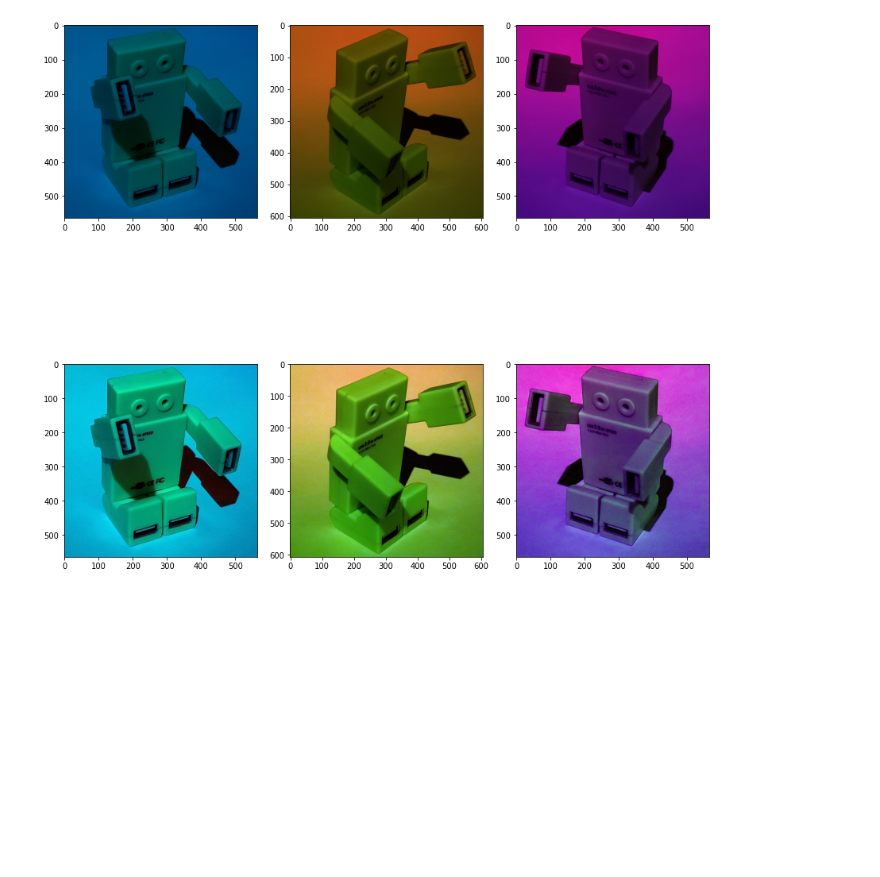
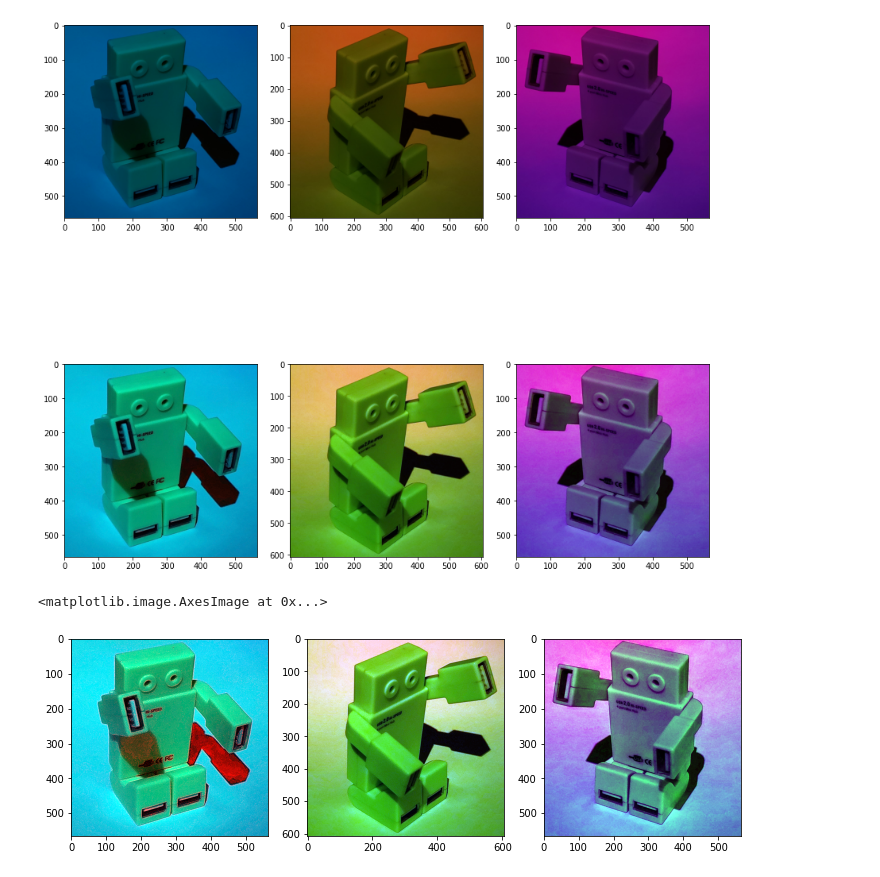
Before and after one commit to AriSalassa/vision-por-computadora, a Jupyter notebook: TP1/main.ipynb, the cells around one changed output. Saved outputs shown, nothing was run; the diff lists cells and outputs as text; code cells hidden in the pictures; blank space fills up the shorter version.

```diff
--- a/TP1/main.ipynb
+++ b/TP1/main.ipynb
@@ -73,6 +73,21 @@ fig.show()
 [figure]
 # %% [markdown]
 ## 2. White-Patch
+# %%
+def withe_patch_percentile(img_input: np.array, percentile: int = 95):
+    r, g, b = cv.split(img_input)
+
+    pr = np.percentile(r, percentile)
+    pg = np.percentile(g, percentile)
+    pb = np.percentile(b, percentile)
+
+    ch_1 = np.clip(255 / pr * r, 0, 255)
+    ch_2 = np.clip(255 / pg * g, 0, 255)
+    ch_3 = np.clip(255 / pb * b, 0, 255)
+
+    img_wp = cv.merge([np.uint8(ch_1), np.uint8(ch_2), np.uint8(ch_3)])
+
+    return img_wp
 # %%
 def withe_patch(img_input: np.array):
     r, g, b = cv.split(img_input)
@@ -164,3 +153,16 @@ axs[1,2].imshow(img_wp_tranf_3)
 # %% [output]
 <matplotlib.image.AxesImage at 0x...>
 [figure]
+# %%
+img_wp_tranf_10 = withe_patch_percentile(img_wp_1, 99)
+img_wp_tranf_20 = withe_patch_percentile(img_wp_2, 99)
+img_wp_tranf_30 = withe_patch_percentile(img_wp_3, 99)
+# %%
+fig, axs = plt.subplots(1, 3, figsize=(12,12))
+
+axs[0].imshow(img_wp_tranf_10)
+axs[1].imshow(img_wp_tranf_20)
+axs[2].imshow(img_wp_tranf_30)
+# %% [output]
+<matplotlib.image.AxesImage at 0x...>
+[figure, added]
```
Also changed, not shown: parts of 3 cells of this notebook.
